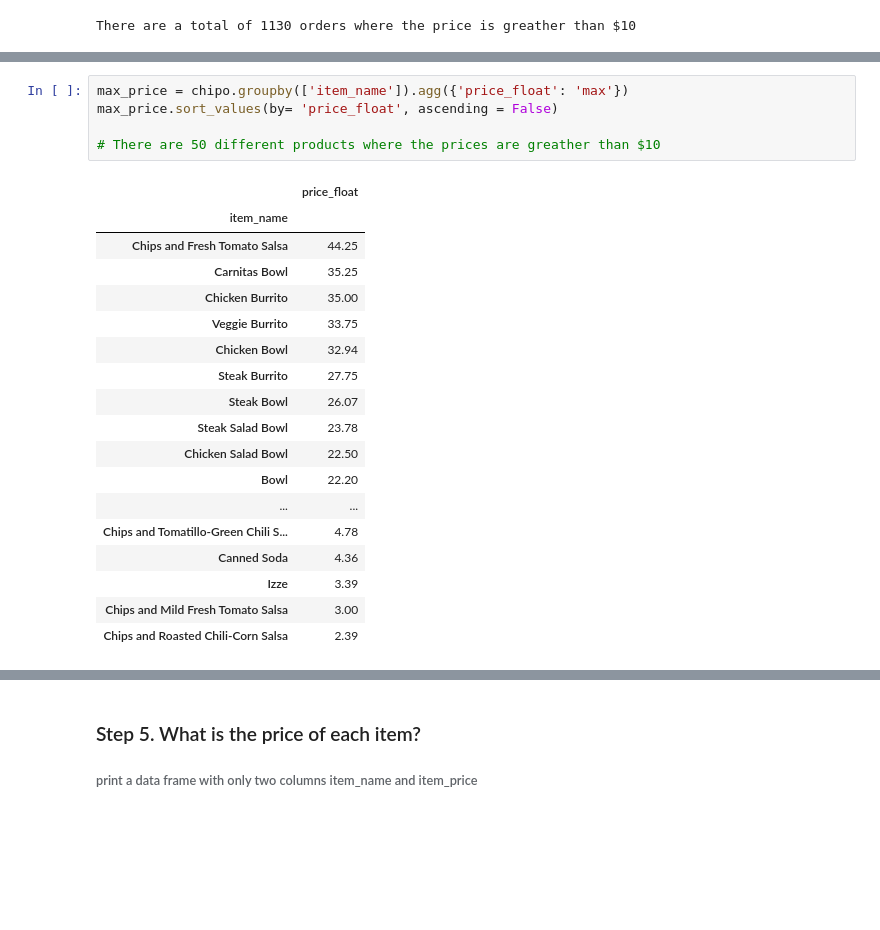
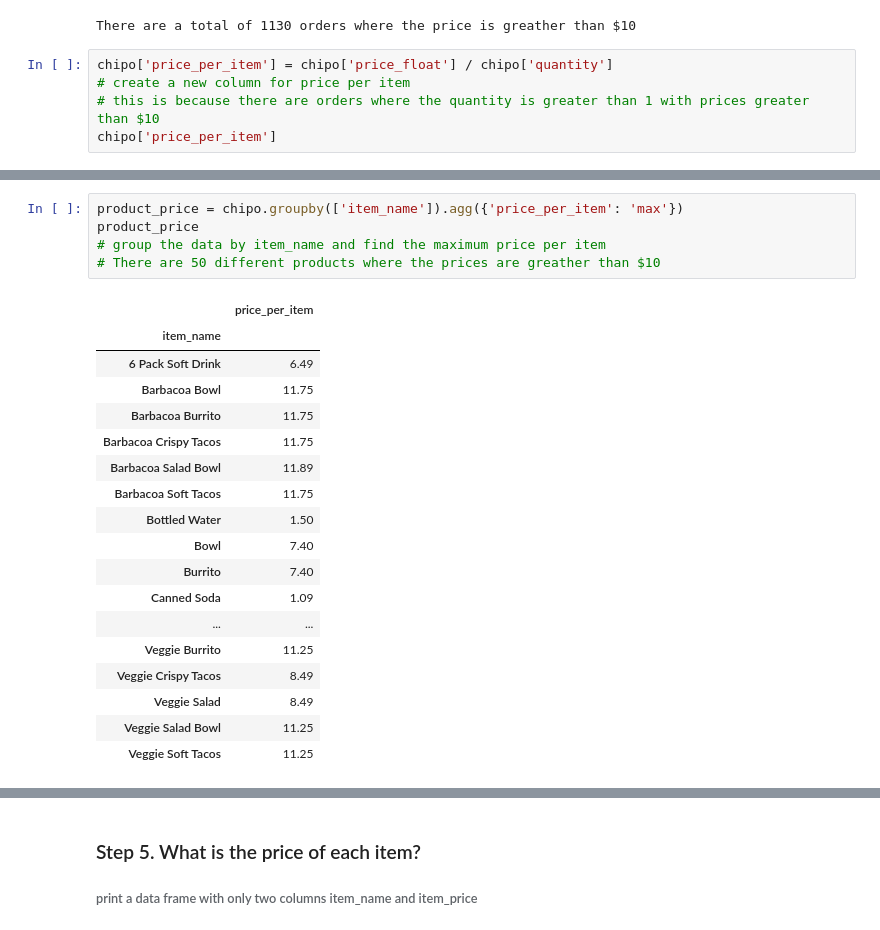
Before and after one commit to sienchoon/coding-challenge-practice, a Jupyter notebook: Pandas_Practice/Exercises_03.ipynb, the cells around one changed output, grey strips where cells are left out. Saved outputs shown, nothing was run; the diff lists cells and outputs as text; blank space fills up the shorter version.

```diff
--- a/Pandas_Practice/Exercises_03.ipynb
+++ b/Pandas_Practice/Exercises_03.ipynb
@@ -66,3 +68,8 @@ product_prices_gte10  # 1130
 print(f'There are a total of {product_prices_gte10} orders where the price is greather than $10')
 # %% [output]
 There are a total of 1130 orders where the price is greather than $10
+# %%
+chipo['price_per_item'] = chipo['price_float'] / chipo['quantity']
+# create a new column for price per item
+# this is because there are orders where the quantity is greater than 1 with prices greater than $10
+chipo['price_per_item']
@@ -69,25 +89,25 @@ There are a total of 1130 orders where the price is greather than $10
 # %%
-max_price = chipo.groupby(['item_name']).agg({'price_float': 'max'})
-max_price.sort_values(by= 'price_float', ascending = False)
-
+product_price = chipo.groupby(['item_name']).agg({'price_per_item': 'max'})
+product_price
+# group the data by item_name and find the maximum price per item
 # There are 50 different products where the prices are greather than $10
 # %% [output]
-|  | price_float |
+|  | price_per_item |
 | item_name |  |
-| Chips and Fresh Tomato Salsa | 44.25 |
-| Carnitas Bowl | 35.25 |
-| Chicken Burrito | 35.00 |
-| Veggie Burrito | 33.75 |
-| Chicken Bowl | 32.94 |
-| Steak Burrito | 27.75 |
-| Steak Bowl | 26.07 |
-| Steak Salad Bowl | 23.78 |
-| Chicken Salad Bowl | 22.50 |
-| Bowl | 22.20 |
+| 6 Pack Soft Drink | 6.49 |
+| Barbacoa Bowl | 11.75 |
+| Barbacoa Burrito | 11.75 |
+| Barbacoa Crispy Tacos | 11.75 |
+| Barbacoa Salad Bowl | 11.89 |
+| Barbacoa Soft Tacos | 11.75 |
+| Bottled Water | 1.50 |
+| Bowl | 7.40 |
+| Burrito | 7.40 |
+| Canned Soda | 1.09 |
 | ... | ... |
-| Chips and Tomatillo-Green Chili S... | 4.78 |
-| Canned Soda | 4.36 |
-| Izze | 3.39 |
-| Chips and Mild Fresh Tomato Salsa | 3.00 |
-| Chips and Roasted Chili-Corn Salsa | 2.39 |
+| Veggie Burrito | 11.25 |
+| Veggie Crispy Tacos | 8.49 |
+| Veggie Salad | 8.49 |
+| Veggie Salad Bowl | 11.25 |
+| Veggie Soft Tacos | 11.25 |
 # %%
```
Also changed, not shown: parts of 15 cells of this notebook.
